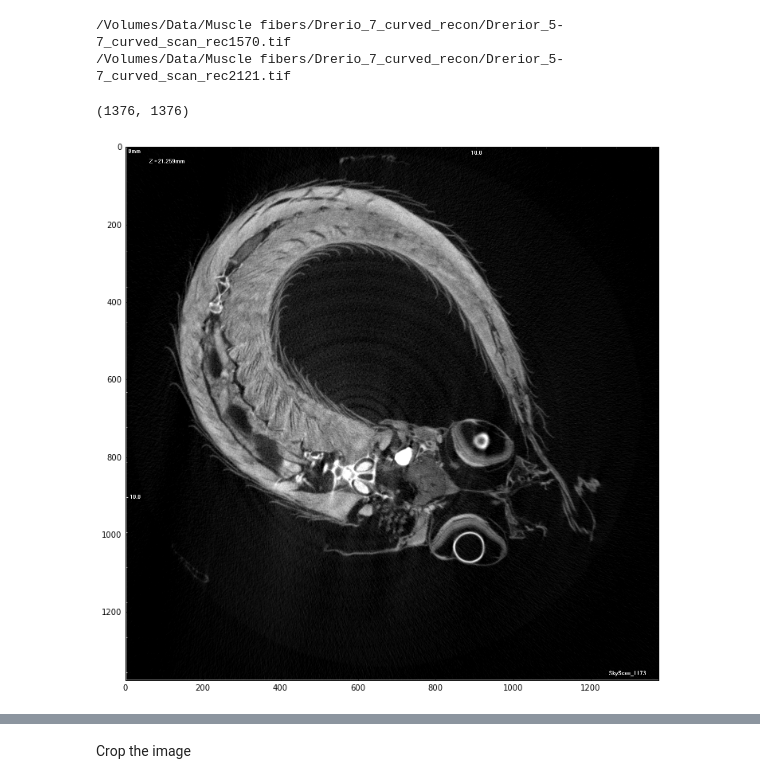
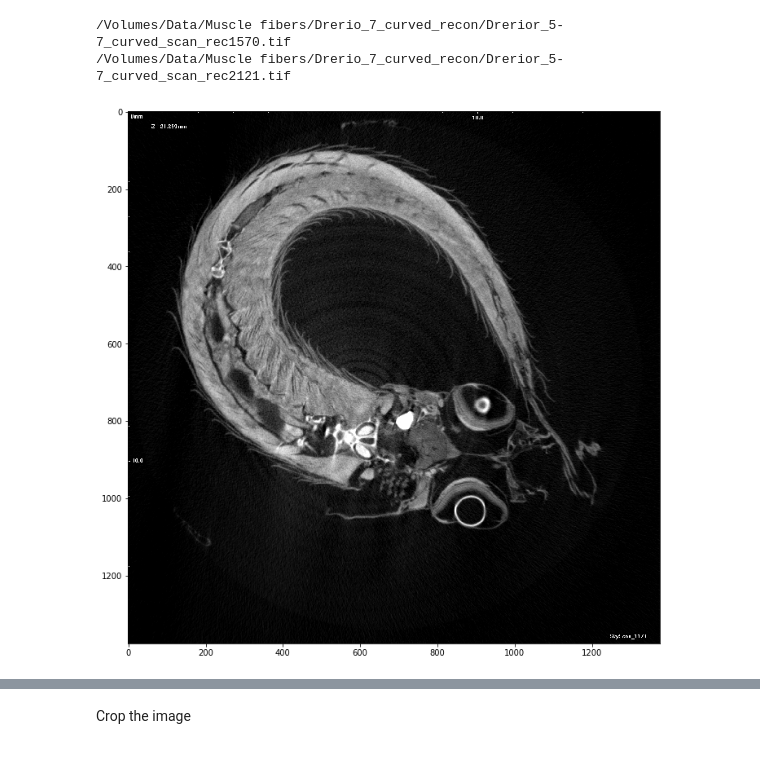
Before and after one commit to tytell/fibers, a Jupyter notebook: Make HDF file.ipynb, the cells around one changed output, grey strips where cells are left out. Cells and saved outputs as stored; diff of their text form; code cells hidden in the pictures.

```diff
--- a/Make HDF file.ipynb
+++ b/Make HDF file.ipynb
@@ -41,14 +41,3 @@ print files[-1]
 # %% [output]
 /Volumes/Data/Muscle fibers/Drerio_7_curved_recon/Drerior_5-7_curved_scan_rec1570.tif
 /Volumes/Data/Muscle fibers/Drerio_7_curved_recon/Drerior_5-7_curved_scan_rec2121.tif
-# %%
-%matplotlib inline
-rcParams['figure.figsize'] = 16, 12  # that's default image size for this interactive session
-
-I = misc.imread(files[350])
-imshow(I, cmap=cm.gray)
-print I.shape
-show()
-# %% [output]
-(1376, 1376)
-[figure, removed]
@@ -54,0 +46,5 @@ show()
+# %%
+plt.imshow(I, cmap=cm.gray)
+plt.show()
+# %% [output]
+[figure, added]
```
Also changed, not shown: parts of 12 cells of this notebook, 27 other files.
